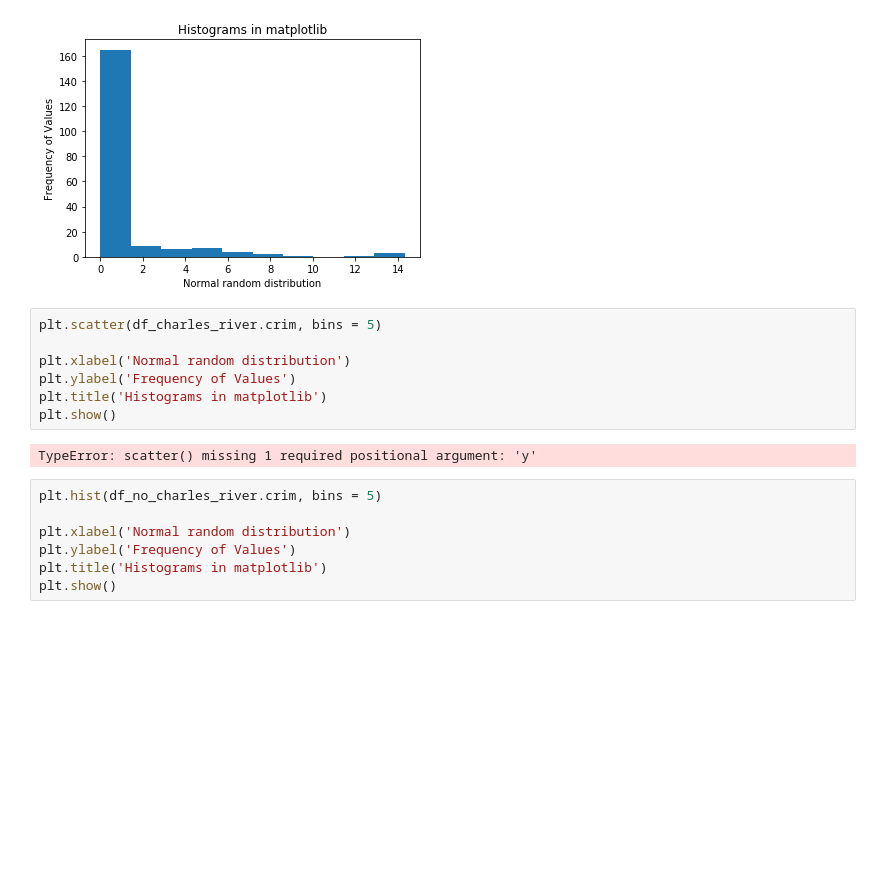
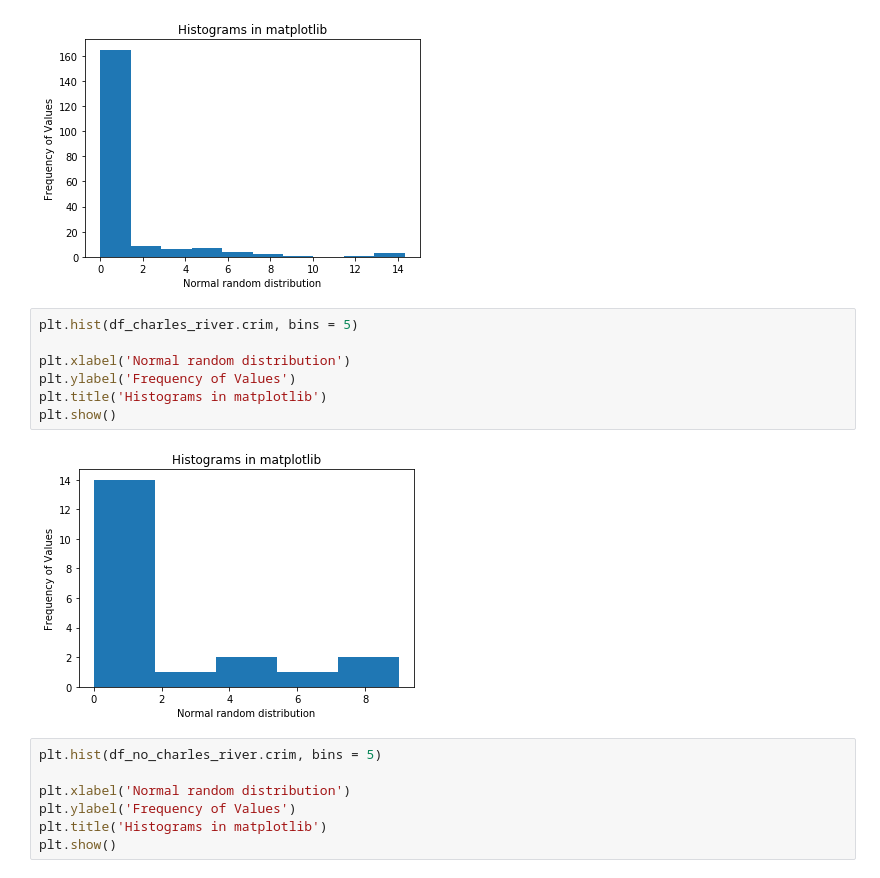
Before and after one commit to DeannaLinn/dsc-1-03-16-eda-with-pandas-using-the-boston-housing-data-lab-online-ds-sp-000, a Jupyter notebook: index.ipynb, the cells around one changed output. Drawn from its saved outputs; the diff is of its cells as text; blank space fills up the shorter version.

```diff
--- a/index.ipynb
+++ b/index.ipynb
@@ -166,14 +166,14 @@ plt.show()
 # %% [output]
 [figure]
 # %%
-plt.scatter(df_charles_river.crim, bins = 5)
+plt.hist(df_charles_river.crim, bins = 5)
 
 plt.xlabel('Normal random distribution')
 plt.ylabel('Frequency of Values')
 plt.title('Histograms in matplotlib')
 plt.show()
 # %% [output]
-TypeError: scatter() missing 1 required positional argument: 'y'
+[figure, added]
 # %%
 plt.hist(df_no_charles_river.crim, bins = 5)
 
```
